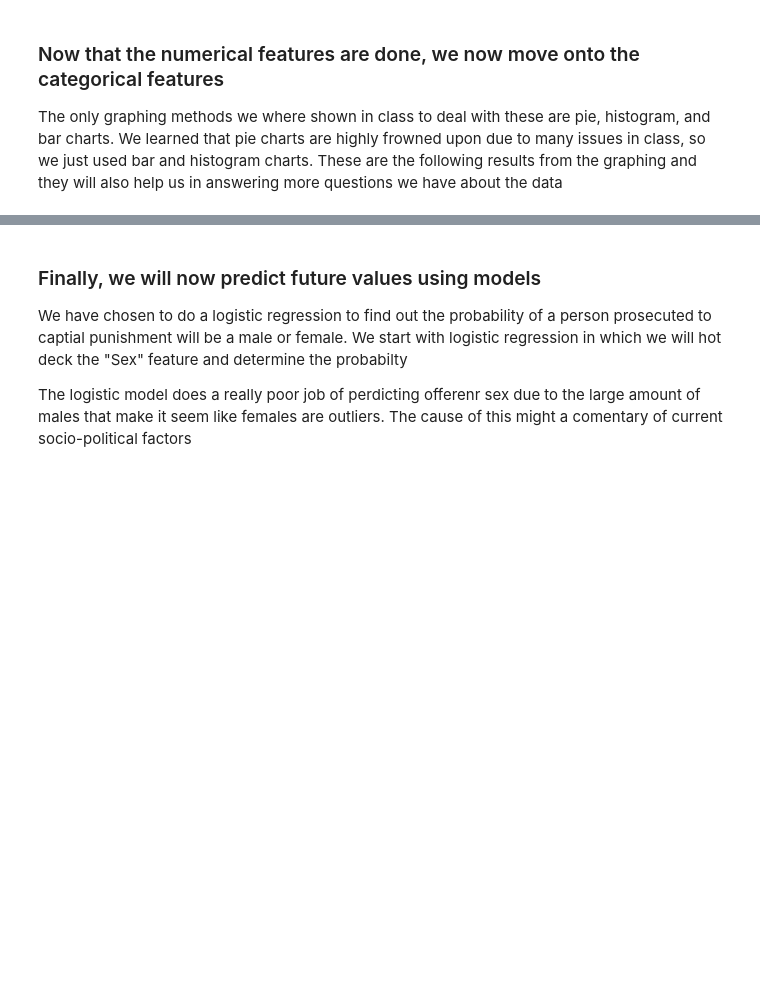
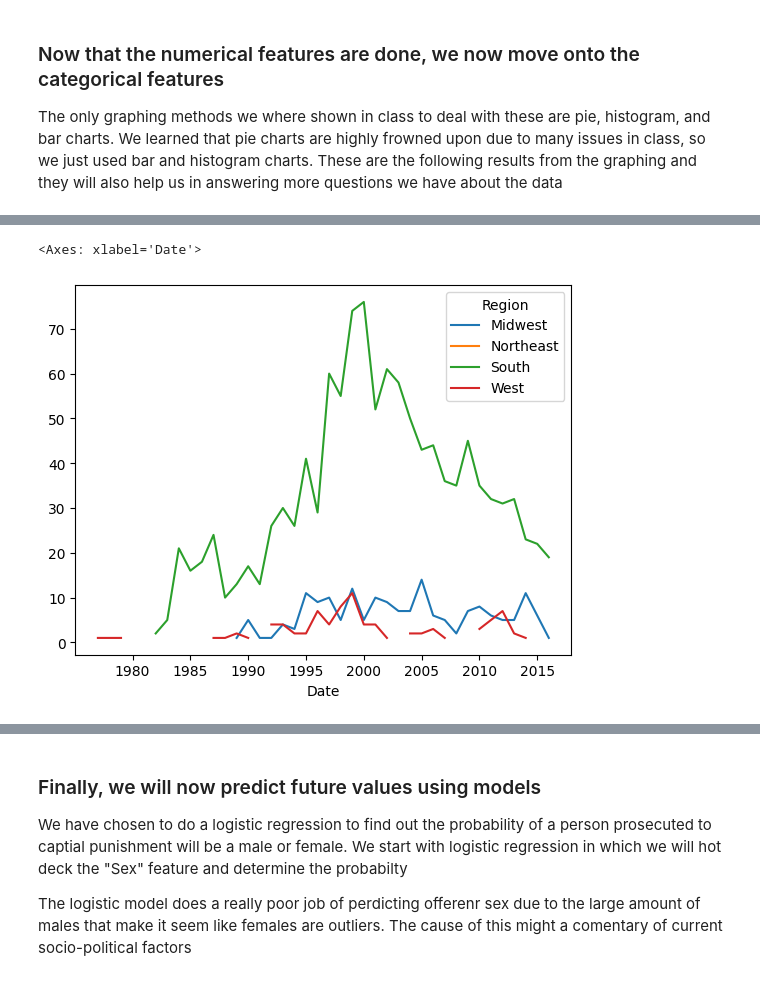
Before and after one commit to Christopher-Mata/CSCI-410, a Jupyter notebook: main.ipynb, the cells around one changed output, grey strips where cells are left out. Cells and saved outputs as stored; diff of their text form; code cells hidden in the pictures; blank space fills up the shorter version.

```diff
--- a/main.ipynb
+++ b/main.ipynb
@@ -199,0 +203,6 @@ Percentage of whites          =  0.002081887578070784
+# %%
+table = pd.pivot_table(dataMulti, index=[dataMulti['Date'].dt.year, dataMulti['Region']], aggfunc="size").unstack(level=1)
+table.plot()
+# %% [output]
+<Axes: xlabel='Date'>
+[figure, added]
```
Also changed, not shown: parts of 10 cells of this notebook.
